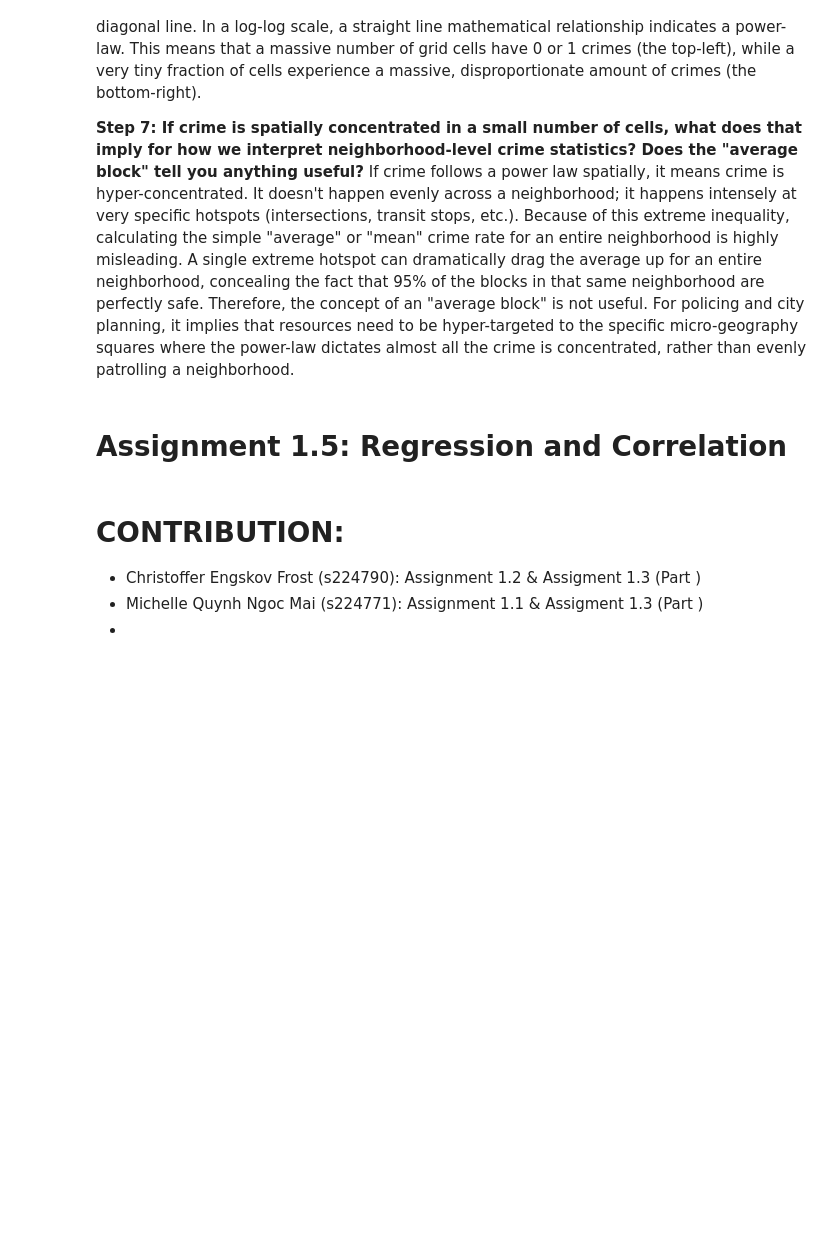
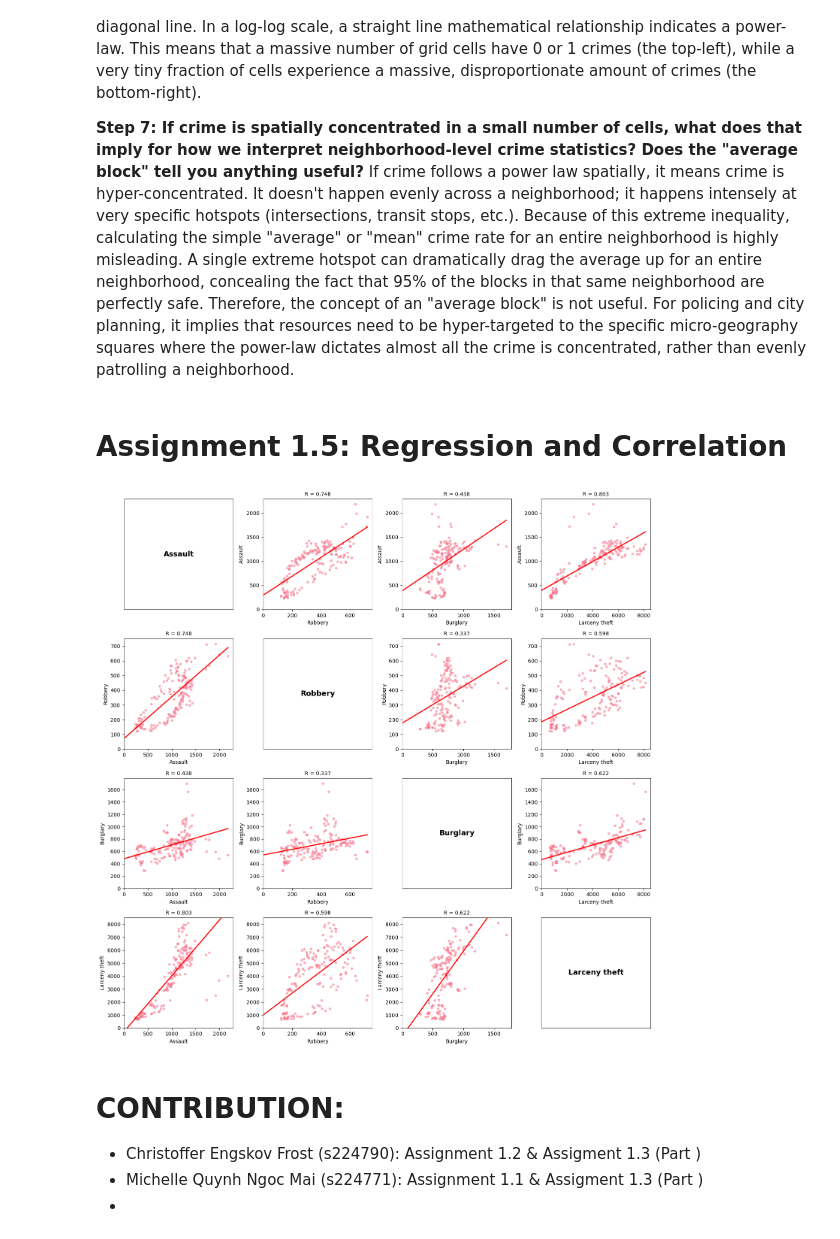
Before and after one commit to michmai/-02806-Social-Data-Analysis-and-Visualization, a Jupyter notebook: Assignment1.ipynb, the cells around one changed output. Drawn from its saved outputs; the diff is of its cells as text; code cells hidden in the pictures; blank space fills up the shorter version.

```diff
--- a/Assignment1.ipynb
+++ b/Assignment1.ipynb
@@ -710,6 +710,89 @@ If crime follows a power law spatially, it means crime is hyper-concentrated. It
 Because of this extreme inequality, calculating the simple "average" or "mean" crime rate for an entire neighborhood is highly misleading. A single extreme hotspot can dramatically drag the average up for an entire neighborhood, concealing the fact that 95% of the blocks in that same neighborhood are perfectly safe. Therefore, the concept of an "average block" is not useful. For policing and city planning, it implies that resources need to be hyper-targeted to the specific micro-geography squares where the power-law dictates almost all the crime is concentrated, rather than evenly patrolling a neighborhood.
 # %% [markdown]
 # Assignment 1.5: Regression and Correlation
+# %%
+df_filtered = df_combined[df_combined['Unified Category'].astype(str).str.strip().str.title().isin(['Assault', 'Robbery', 'Burglary', 'Larceny Theft'])].copy()
+
+df_filtered['Date'] = pd.to_datetime(df_filtered['Date'], errors='coerce')
+df_filtered['DayOfWeek'] = df_filtered['Date'].dt.day_name()
+
+df_filtered['Time'] = df_filtered['Time'].astype(str)
+df_filtered['Hour'] = pd.to_numeric(df_filtered['Time'].str.split(':').str[0], errors='coerce')
+df_filtered = df_filtered.dropna(subset=['Hour'])
+df_filtered['Hour'] = df_filtered['Hour'].astype(int)
+
+days_order = ['Monday', 'Tuesday', 'Wednesday', 'Thursday', 'Friday', 'Saturday', 'Sunday']
+
+crime_vectors = {}
+for crime in ['Assault', 'Robbery', 'Burglary', 'Larceny Theft']:
+    crime_df = df_filtered[df_filtered['Unified Category'].astype(str).str.strip().str.title() == crime]
+
+    counts = crime_df.groupby(['DayOfWeek', 'Hour']).size().unstack(fill_value=0)
+    counts = counts.reindex(days_order)
+    vector_168 = counts.values.flatten()
+    crime_vectors[crime] = vector_168
+
+def linear_regression(x, y):
+    x_mean = np.mean(x)
+    y_mean = np.mean(y)
+    numerator = np.sum((x - x_mean) * (y - y_mean))
+    denominator = np.sum((x - x_mean)**2)
+    beta_1 = numerator / denominator
+    beta_0 = y_mean - beta_1 * x_mean
+    return beta_0, beta_1
+
+def calculate_r(x, y):
+    x_mean = np.mean(x)
+    y_mean = np.mean(y)
+    numerator = np.sum((x - x_mean) * (y - y_mean))
+    denominator = np.sqrt(np.sum((x - x_mean)**2) * np.sum((y - y_mean)**2))
+    return numerator / denominator
+
+crimes = list(crime_vectors.keys())
+n_crimes = len(crimes)
+
+fig, axes = plt.subplots(n_crimes, n_crimes, figsize=(15, 15))
+plt.subplots_adjust(hspace=0.4, wspace=0.4)
+
+max_vals = {crime: np.max(crime_vectors[crime]) for crime in crimes}
+
+for i in range(n_crimes):
+    for j in range(n_crimes):
+        ax = axes[i, j]
+
+        if i == j:
+            ax.text(0.5, 0.5, crimes[i].capitalize(), ha='center', va='center', fontsize=14, fontweight='bold')
+            ax.set_xlim(0, 1)
+            ax.set_ylim(0, 1)
+            ax.set_xticks([])
+            ax.set_yticks([])
+        else:
+            x_crime = crimes[j]
+            y_crime = crimes[i]
+
+            x = crime_vectors[x_crime]
+            y = crime_vectors[y_crime]
+
+            ax.scatter(x, y, alpha=0.5, s=15)
+
+            b0, b1 = linear_regression(x, y)
+            r = calculate_r(x, y)
+
+            x_line = np.array([0, np.max(x)])
+            y_line = b0 + b1 * x_line
+            ax.plot(x_line, y_line, color='red', linewidth=2)
+
+            ax.set_title(f'R = {r:.3f}', fontsize=10)
+            ax.set_xlabel(x_crime.capitalize())
+            ax.set_ylabel(y_crime.capitalize())
+
+            ax.set_xlim(0, max_vals[x_crime] * 1.05)
+            ax.set_ylim(0, max_vals[y_crime] * 1.05)
+
+plt.tight_layout()
+plt.show()
+# %% [output]
+[figure, added]
 # %% [markdown]
 # CONTRIBUTION:
 * Christoffer Engskov Frost (s224790): Assignment 1.2 & Assigment 1.3 (Part )
```
